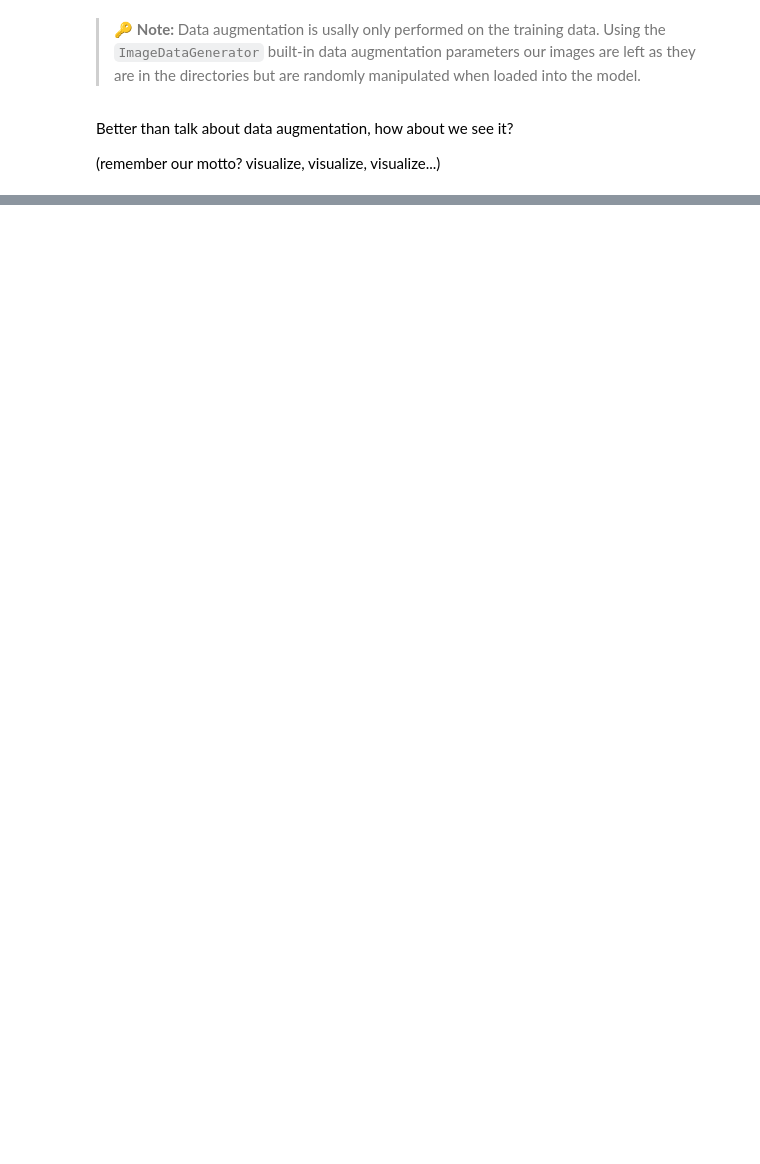
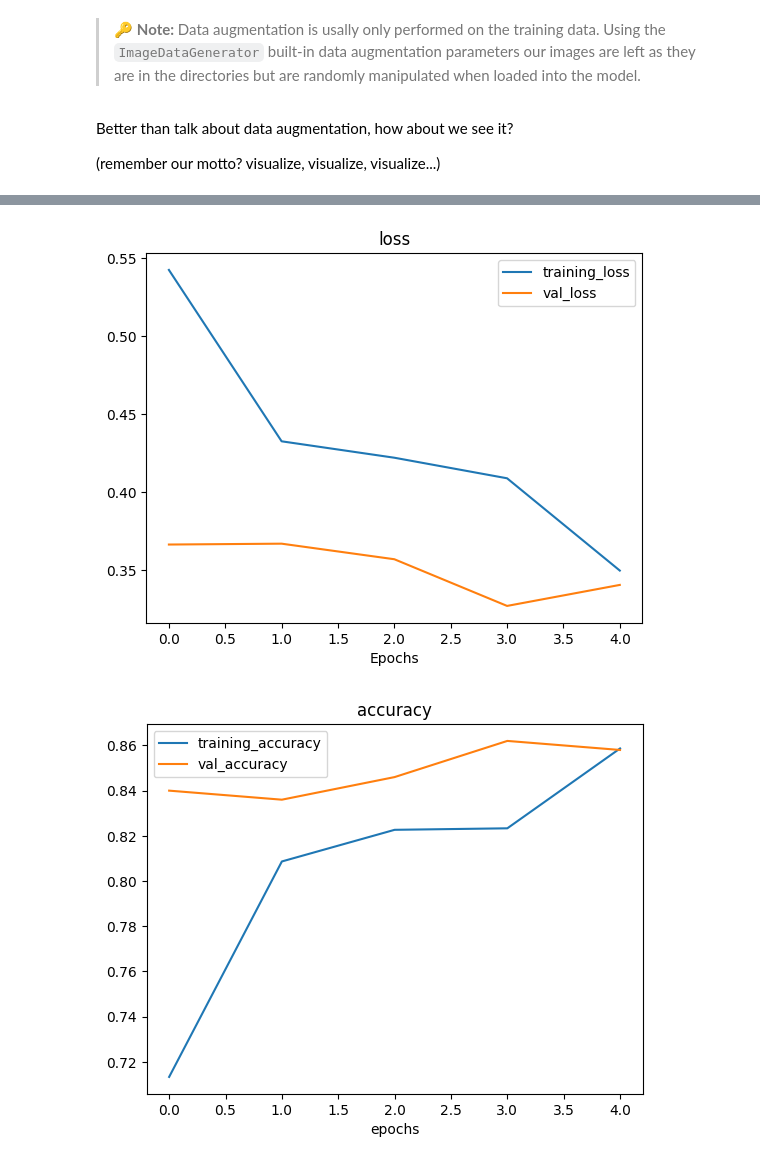
Before and after one commit to Hamedkalantari0111/TensorFlow-Developer, a Jupyter notebook: 03_convolutional_neural_networks_in_tensorflow_Hamed.ipynb, the cells around one changed output, grey strips where cells are left out. Drawn from its saved outputs; the diff is of its cells as text; code cells hidden in the pictures; blank space fills up the shorter version.

```diff
--- a/03_convolutional_neural_networks_in_tensorflow_Hamed.ipynb
+++ b/03_convolutional_neural_networks_in_tensorflow_Hamed.ipynb
@@ -1247,0 +1456,6 @@ Showing image number: 3
+# %%
+# How does this training curve look compared to the one above?
+plot_loss_curves(history_1)
+# %% [output]
+[figure, added]
+[figure, added]
```
Also changed, not shown: parts of 45 cells of this notebook.
